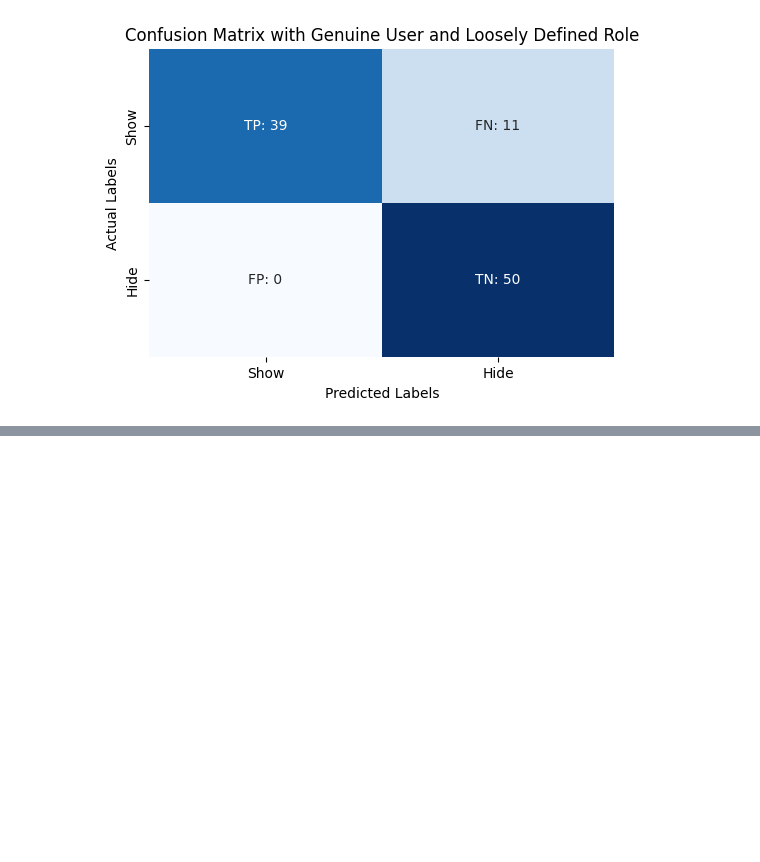
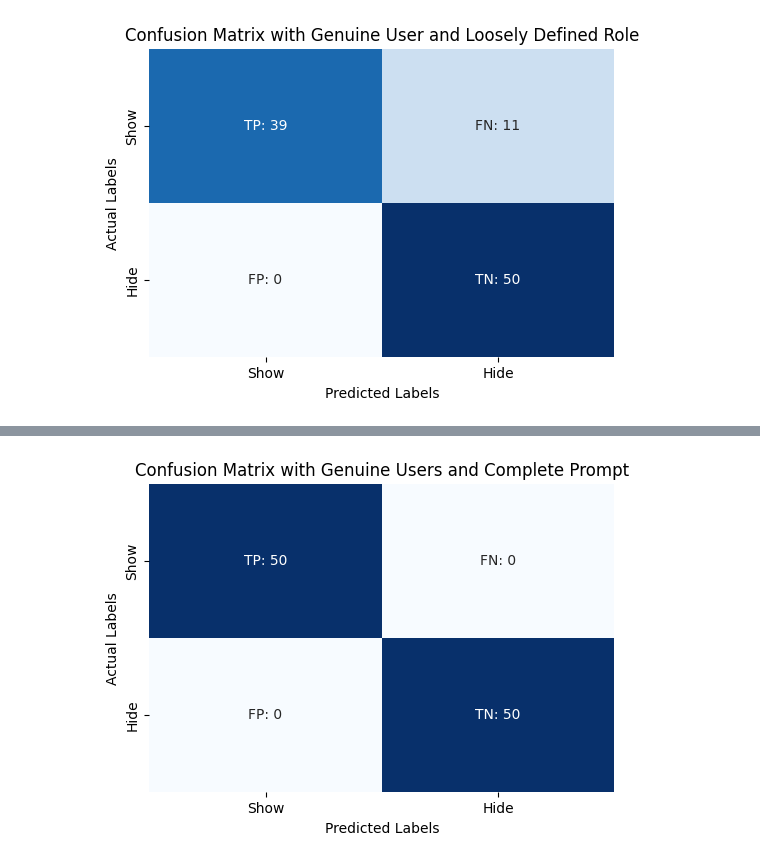
Before and after one commit to aiqqia/LLM-RBAC, a Jupyter notebook: evaluate.ipynb, the cells around one changed output, grey strips where cells are left out. Drawn from its saved outputs; the diff is of its cells as text; code cells hidden in the pictures; blank space fills up the shorter version.

```diff
--- a/evaluate.ipynb
+++ b/evaluate.ipynb
@@ -199,0 +248,24 @@ plt.show()
+# %%
+TP = 50  # True Positives
+FP = 0  # False Positives
+TN = 50  # True Negatives
+FN = 0   # False Negatives
+
+confusion_matrix = np.array([[TP, FN],
+                             [FP, TN]])
+
+# Labels for the matrix with corresponding values
+labels = np.array([[f"TP: {TP}", f"FN: {FN}"],
+                   [f"FP: {FP}", f"TN: {TN}"]])
+
+# Plot the confusion matrix
+plt.figure(figsize=(6, 4))
+sns.heatmap(confusion_matrix, annot=labels, fmt="", cmap="Blues", cbar=False)
+plt.xlabel("Predicted Labels")
+plt.ylabel("Actual Labels")
+plt.xticks([0.5, 1.5], ['Show', 'Hide'])
+plt.yticks([0.5, 1.5], ['Show', 'Hide'])
+plt.title("Confusion Matrix with Genuine Users and Complete Prompt")
+plt.show()
+# %% [output]
+[figure, added]
```
Also changed, not shown: parts of 22 cells of this notebook, 2 other files.
